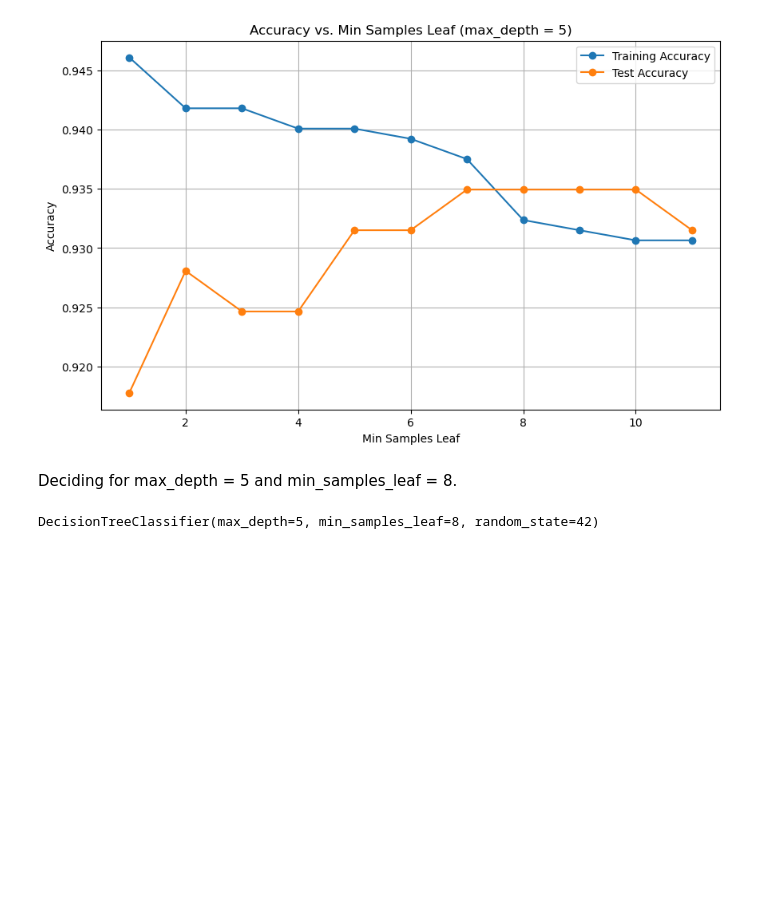
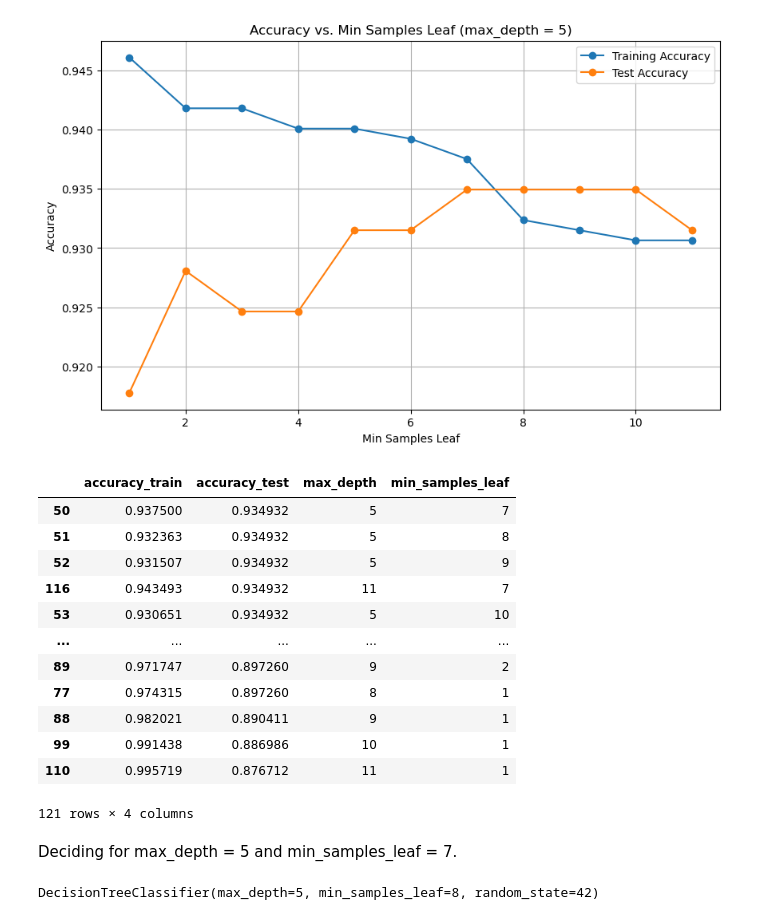
Before and after one commit to MerleSt/HousingPrices, a Jupyter notebook: Notebooks/data_exploration.ipynb, the cells around one changed output. Drawn from its saved outputs; the diff is of its cells as text; code cells hidden in the pictures; blank space fills up the shorter version.

```diff
--- a/Notebooks/data_exploration.ipynb
+++ b/Notebooks/data_exploration.ipynb
@@ -256,7 +177,7 @@ accuracy_score(y_true = y_test,
 # %% [markdown]
 ### Find optimal Model with some help of visualisations
 # %%
-columns=['accuracy_train', 'accuracy_test', 'max_depth', 'max_leaf']
+columns=['accuracy_train', 'accuracy_test', 'max_depth', 'min_samples_leaf']
 results = pd.DataFrame(columns=columns)
 for i in range(1,12):
     for j in range(1,12):
@@ -307,8 +228,25 @@ plt.grid(True)
 plt.show()
 # %% [output]
 [figure]
+# %%
+sorted_frame = results.sort_values(by='accuracy_test', ascending=False)
+sorted_frame
+# %% [output]
+|  | accuracy_train | accuracy_test | max_depth | min_samples_leaf |
+| 50 | 0.937500 | 0.934932 | 5 | 7 |
+| 51 | 0.932363 | 0.934932 | 5 | 8 |
+| 52 | 0.931507 | 0.934932 | 5 | 9 |
+| 116 | 0.943493 | 0.934932 | 11 | 7 |
+| 53 | 0.930651 | 0.934932 | 5 | 10 |
+| ... | ... | ... | ... | ... |
+| 89 | 0.971747 | 0.897260 | 9 | 2 |
+| 77 | 0.974315 | 0.897260 | 8 | 1 |
+| 88 | 0.982021 | 0.890411 | 9 | 1 |
+| 99 | 0.991438 | 0.886986 | 10 | 1 |
+| 110 | 0.995719 | 0.876712 | 11 | 1 |
+121 rows × 4 columns
 # %% [markdown]
-Deciding for max_depth = 5 and min_samples_leaf = 8.
+Deciding for max_depth = 5 and min_samples_leaf = 7.
 # %%
 my_pruned_tree = DecisionTreeClassifier(max_depth=5, min_samples_leaf=8, random_state=42)
 
```
Also changed, not shown: parts of 6 cells of this notebook, 1 other file.
